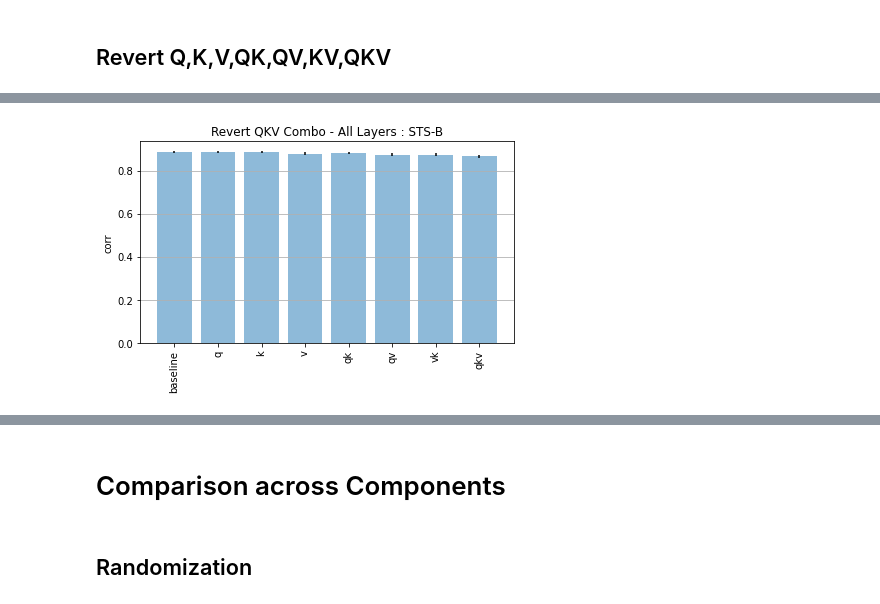
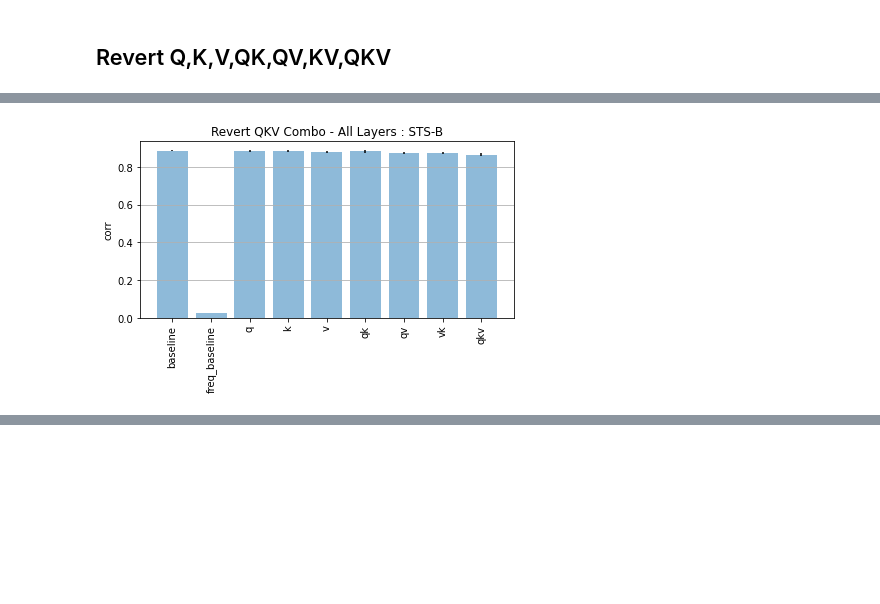
Before and after one commit to sai-prasanna/bert-experiments, a Jupyter notebook: experiment_analysis/analysis_1.ipynb, the cells around one changed output, grey strips where cells are left out. Saved outputs shown, nothing was run; the diff lists cells and outputs as text; code cells hidden in the pictures; blank space fills up the shorter version.

Commit message:
Update readme and add frequency baseline to the analysis.

```diff
--- a/experiment_analysis/analysis_1.ipynb
+++ b/experiment_analysis/analysis_1.ipynb
@@ -178,0 +299,8 @@ plot_all_task_metrics(analyzed_metrics, "Randomize - Layerwise")
+# %%
+analyzed_metrics = [("baseline", baseline), ("freq_baseline", freq_baseline)]
+for layer in range(12):
+    random_path = experiments_path / "randomize_full_layerwise" / f"randomize_layer_{layer}_results.json"
+    with random_path.open() as f:
+        random_results = json.load(f)
+    analyzed_metrics.append((f"all_{layer}", random_results))
+plot_all_task_metrics(analyzed_metrics, "Randomize - Layerwise")
@@ -179,7 +317,7 @@ plot_all_task_metrics(analyzed_metrics, "Randomize - Layerwise")
 # %% [markdown]
 ### Pairwise layers QKV
 # %%
-analyzed_metrics = [("baseline", baseline)]
+analyzed_metrics = [("baseline", baseline), ("freq_baseline", freq_baseline)]
 for layer_0, layer_1 in zip(range(0, 11), range(1,12)):
     random_path = experiments_path / "randomize_qkv_together_pairwise" / f"qkv_layers_{layer_0}_{layer_1}_results.json"
     with random_path.open() as f:
@@ -198,0 +339,8 @@ plot_all_task_metrics(analyzed_metrics, "Randomize QKV Together - 2 layer at a t
+# %%
+analyzed_metrics = [("baseline", baseline), ("freq_baseline", freq_baseline)]
+for layer_0, layer_1 in zip(range(0, 11), range(1,12)):
+    random_path = experiments_path / "randomize_full_layerwise" / f"randomize_layers_{layer_0}_{layer_1}_results.json"
+    with random_path.open() as f:
+        random_results = json.load(f)
+    analyzed_metrics.append((f"layers_{layer_0}_{layer_1}", random_results))
+plot_all_task_metrics(analyzed_metrics, "Randomize All components- 2 layer at a time")
@@ -199,7 +357,7 @@ plot_all_task_metrics(analyzed_metrics, "Randomize QKV Together - 2 layer at a t
 # %% [markdown]
 ### Q vs K vs V
 # %%
-analyzed_metrics = [("baseline", baseline)]
+analyzed_metrics = [("baseline", baseline), ("freq_baseline", freq_baseline)]
 for layer in range(12):
     for component in ["query", "key", "value"]:
         random_path = experiments_path / "randomize_qkv" / f"{component}_layer_{layer}_results.json"
@@ -220,7 +378,7 @@ plot_all_task_metrics(analyzed_metrics, "Randomize Q/K/V Separately - Layer wise
 # %% [markdown]
 ## Revert Q,K,V,QK,QV,KV,QKV
 # %%
-analyzed_metrics = [("baseline", baseline)]
+analyzed_metrics = [("baseline", baseline), ("freq_baseline", freq_baseline)]
 file_path = experiments_path / "revert_qkv" / f"query_layer_all_results.json"
 with file_path.open() as f:
     results = json.load(f)
@@ -262 +420 @@ plot_all_task_metrics(analyzed_metrics, "Revert QKV Combo - All Layers")
-[figure, old version]
+[figure, new version]
@@ -264,4 +421,0 @@ plot_all_task_metrics(analyzed_metrics, "Revert QKV Combo - All Layers")
-# %% [markdown]
-# Comparison across Components
-# %% [markdown]
-## Randomization
```
Also changed, not shown: parts of 24 cells of this notebook, 1 other file.
